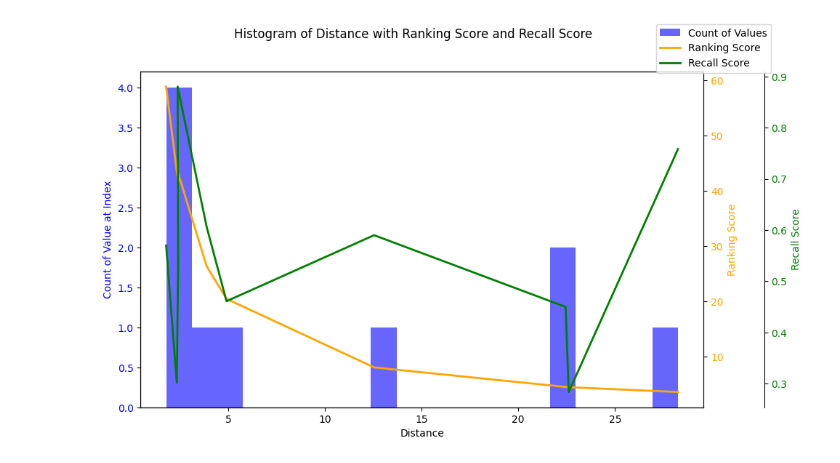
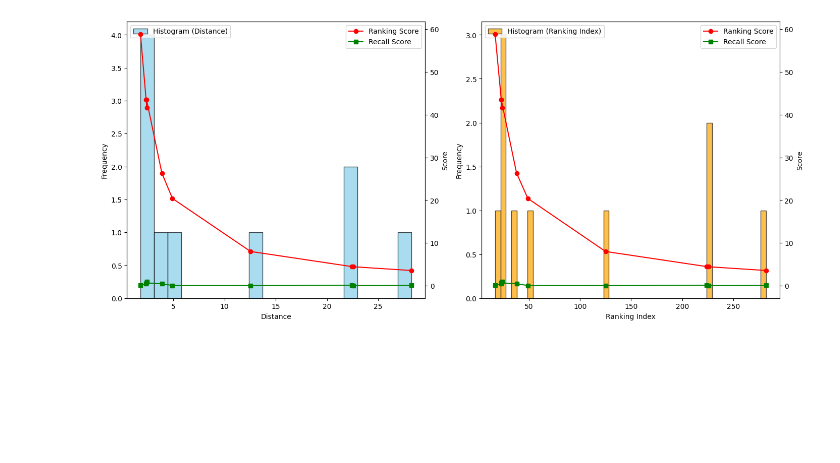
Before and after one commit to wiphoo/Website_Resources, a Jupyter notebook: tools/matplotlib/plot_multiple_datasets_on_y-axis.ipynb, the cells around one changed output. Cells and saved outputs as stored; diff of their text form; code cells hidden in the pictures; blank space fills up the shorter version.

Commit message:
improved plot  line for right y-axis

```diff
--- a/tools/matplotlib/plot_multiple_datasets_on_y-axis.ipynb
+++ b/tools/matplotlib/plot_multiple_datasets_on_y-axis.ipynb
@@ -87,31 +87,43 @@ df
-# %%
-import matplotlib.pyplot as plt
-
-# plot data
-fig, ax1 = plt.subplots(figsize=(10, 6))
-
-# plot histogram (count of values) on the left y-axis
-ax1.hist(df["Distance"], bins=20, alpha=0.6, color="blue", label="Count of Values")
-ax1.set_xlabel("Distance")
-ax1.set_ylabel("Count of Value at Index", color="blue")
-ax1.tick_params(axis="y", labelcolor="blue")
-
-# add second y-axis for Ranking Score as a line graph
-ax2 = ax1.twinx()
-ax2.plot(df["Distance"], df["Ranking Score"], color="orange", label="Ranking Score", linewidth=2)
-ax2.set_ylabel("Ranking Score", color="orange")
-ax2.tick_params(axis="y", labelcolor="orange")
-
-# add third y-axis for Recall Score as a line graph
-ax3 = ax1.twinx()  # Create another twin axis
-ax3.spines["right"].set_position(("outward", 60))  # Offset the third axis to avoid overlap
-ax3.plot(df["Distance"], df["Recall Score"], color="green", label="Recall Score", linewidth=2)
-ax3.set_ylabel("Recall Score", color="green")
-ax3.tick_params(axis="y", labelcolor="green")
-
-# add a title and show the plot
-fig.suptitle("Histogram of Distance with Ranking Score and Recall Score")
-fig.legend(loc="upper right", bbox_to_anchor=(1, 1))
-plt.show()
-# %% [output]
-[figure, removed]
+# %%
+import matplotlib.pyplot as plt
+
+
+# create a figure and subplots
+fig, axes = plt.subplots(1, 2, figsize=(14, 6), constrained_layout=True)
+
+# first subplot: histogram by distance
+ax1 = axes[0]
+ax2 = ax1.twinx()
+
+# histogram for distance
+ax1.hist(df["Distance"], bins=20, alpha=0.7, label="Histogram (Distance)", color="skyblue", edgecolor="black")
+ax1.set_xlabel("Distance")
+ax1.set_ylabel("Frequency")
+ax1.legend(loc="upper left")
+
+# line plots for ranking score and recall score
+ax2.plot(df["Distance"], df["Ranking Score"], 'o-', label="Ranking Score", color="red")
+ax2.plot(df["Distance"], df["Recall Score"], 's-', label="Recall Score", color="green")
+ax2.set_ylabel("Score")
+ax2.legend(loc="upper right")
+
+# second subplot: historgram by ranking index
+ax3 = axes[1]
+ax4 = ax3.twinx()
+
+# histogram for ranking index
+ax3.hist(df["Ranking Index"], bins=50, alpha=0.7, label="Histogram (Ranking Index)", color="orange", edgecolor="black")
+ax3.set_xlabel("Ranking Index")
+ax3.set_ylabel("Frequency")
+ax3.legend(loc="upper left")
+
+# line plots for ranking score and recall score
+ax4.plot(df["Ranking Index"], df["Ranking Score"], 'o-', label="Ranking Score", color="red")
+ax4.plot(df["Ranking Index"], df["Recall Score"], 's-', label="Recall Score", color="green")
+ax4.set_ylabel("Score")
+ax4.legend(loc="upper right")
+
+# show the plot
+plt.show()
+# %% [output]
+[figure, added]
```
Also changed, not shown: parts of 1 cell of this notebook.
